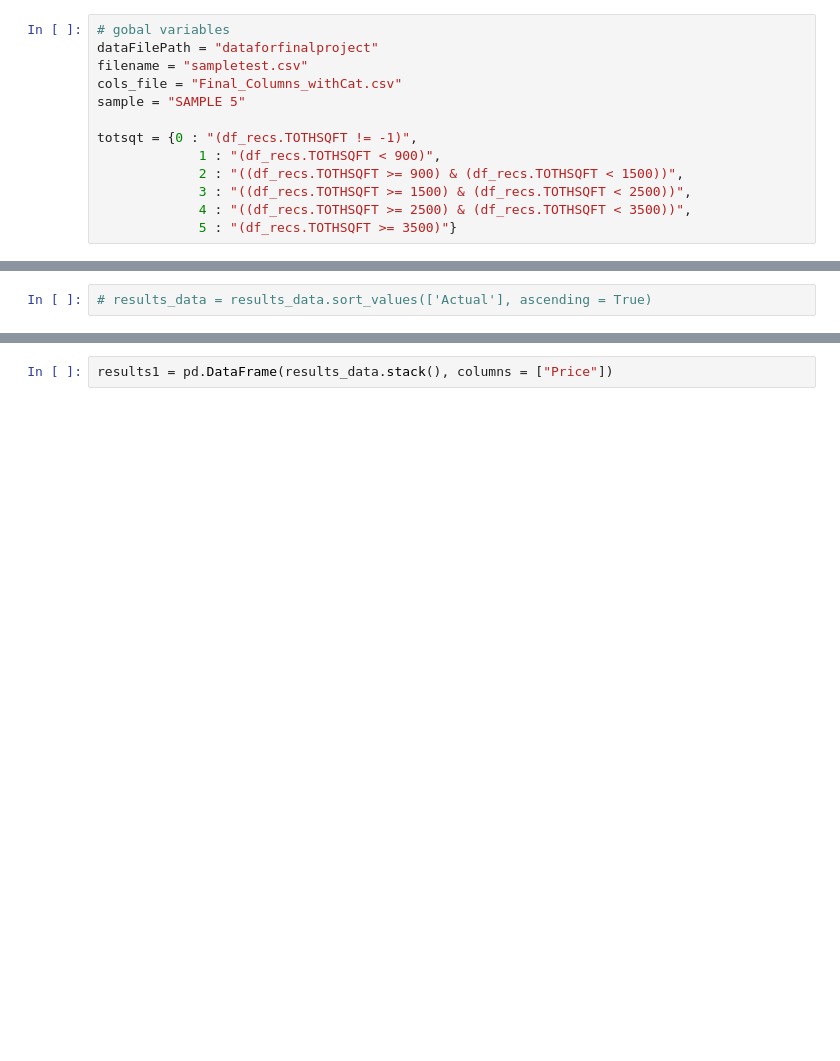
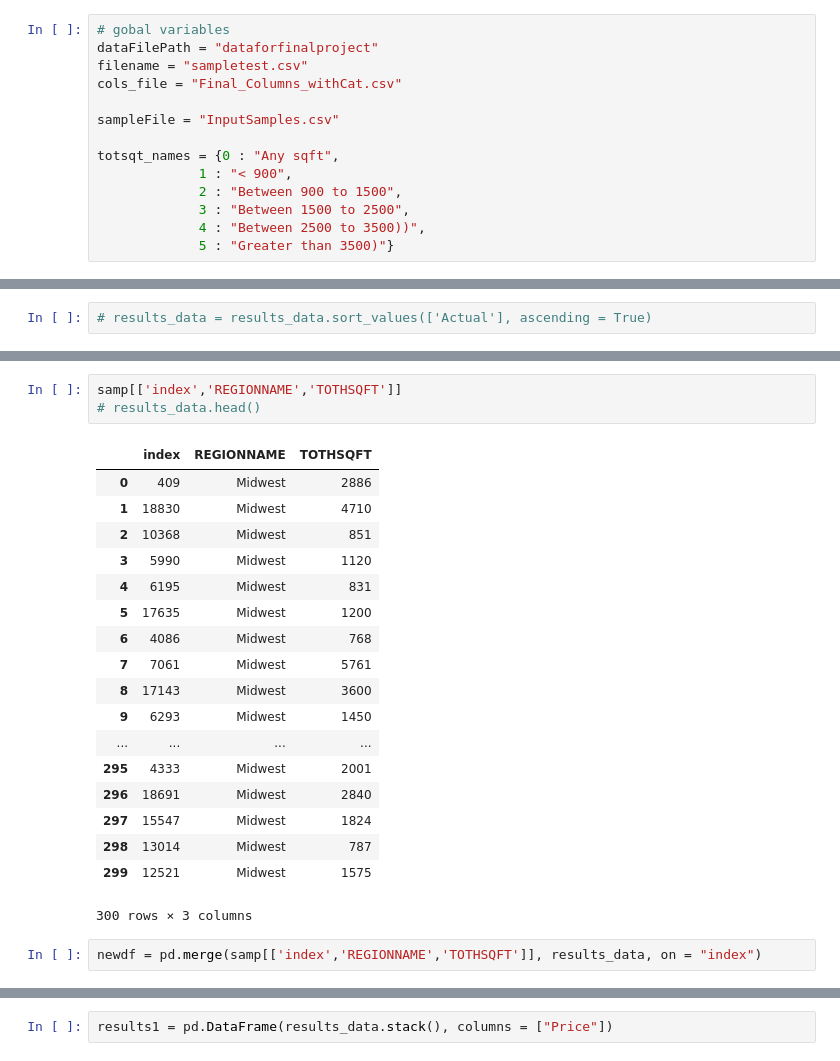
Before and after one commit to sigmanudude/ResidentialEnergyPrediction, a Jupyter notebook: predictPrice.ipynb, the cells around one changed output, grey strips where cells are left out. Saved outputs shown, nothing was run; the diff lists cells and outputs as text; blank space fills up the shorter version.

```diff
--- a/predictPrice.ipynb
+++ b/predictPrice.ipynb
@@ -56,12 +57,13 @@ from Cls_ml_models import ml_models_tuned
 dataFilePath = "dataforfinalproject"
 filename = "sampletest.csv"
 cols_file = "Final_Columns_withCat.csv"
-sample = "SAMPLE 5"
 
-totsqt = {0 : "(df_recs.TOTHSQFT != -1)",
-             1 : "(df_recs.TOTHSQFT < 900)",
-             2 : "((df_recs.TOTHSQFT >= 900) & (df_recs.TOTHSQFT < 1500))",
-             3 : "((df_recs.TOTHSQFT >= 1500) & (df_recs.TOTHSQFT < 2500))",
-             4 : "((df_recs.TOTHSQFT >= 2500) & (df_recs.TOTHSQFT < 3500))",
-             5 : "(df_recs.TOTHSQFT >= 3500)"}
+sampleFile = "InputSamples.csv"
+
+totsqt_names = {0 : "Any sqft",
+             1 : "< 900",
+             2 : "Between 900 to 1500",
+             3 : "Between 1500 to 2500",
+             4 : "Between 2500 to 3500))",
+             5 : "Greater than 3500)"}
 # %%
@@ -243,0 +222,24 @@ results_data
+# %%
+samp[['index','REGIONNAME','TOTHSQFT']]
+# results_data.head()
+# %% [output]
+|  | index | REGIONNAME | TOTHSQFT |
+| 0 | 409 | Midwest | 2886 |
+| 1 | 18830 | Midwest | 4710 |
+| 2 | 10368 | Midwest | 851 |
+| 3 | 5990 | Midwest | 1120 |
+| 4 | 6195 | Midwest | 831 |
+| 5 | 17635 | Midwest | 1200 |
+| 6 | 4086 | Midwest | 768 |
+| 7 | 7061 | Midwest | 5761 |
+| 8 | 17143 | Midwest | 3600 |
+| 9 | 6293 | Midwest | 1450 |
+| ... | ... | ... | ... |
+| 295 | 4333 | Midwest | 2001 |
+| 296 | 18691 | Midwest | 2840 |
+| 297 | 15547 | Midwest | 1824 |
+| 298 | 13014 | Midwest | 787 |
+| 299 | 12521 | Midwest | 1575 |
+300 rows × 3 columns
+# %%
+newdf = pd.merge(samp[['index','REGIONNAME','TOTHSQFT']], results_data, on = "index")
```
Also changed, not shown: parts of 24 cells of this notebook, 6 other files.
